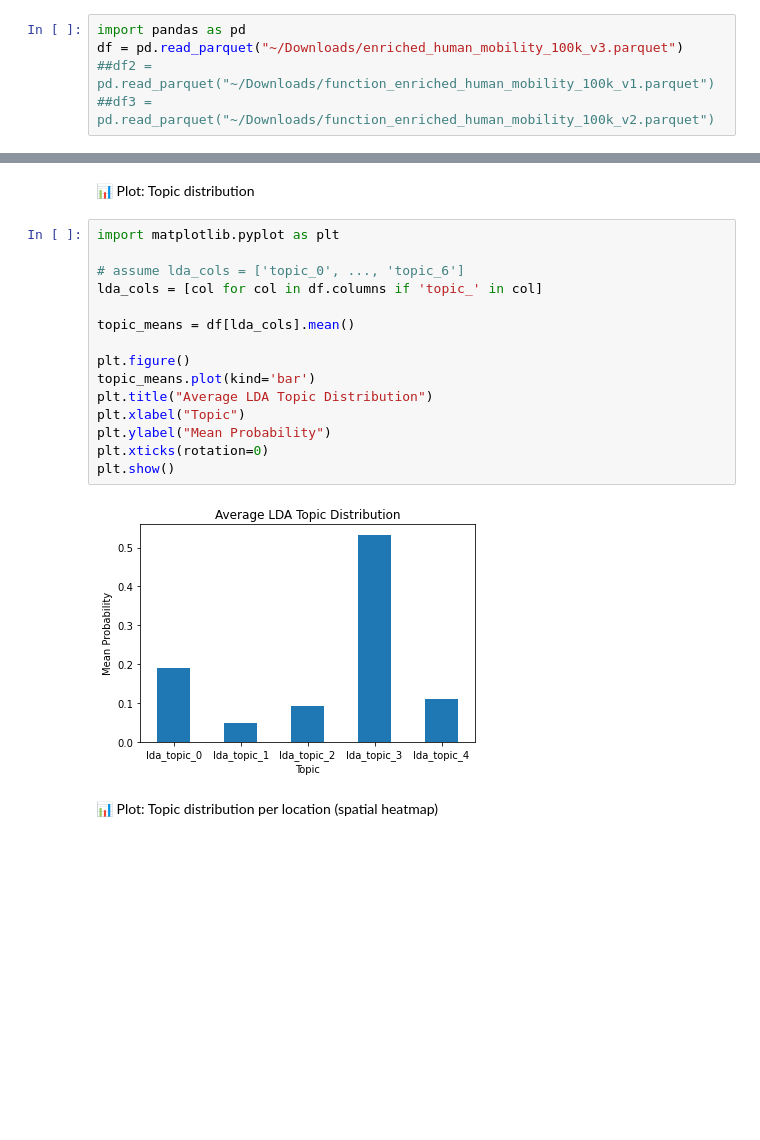
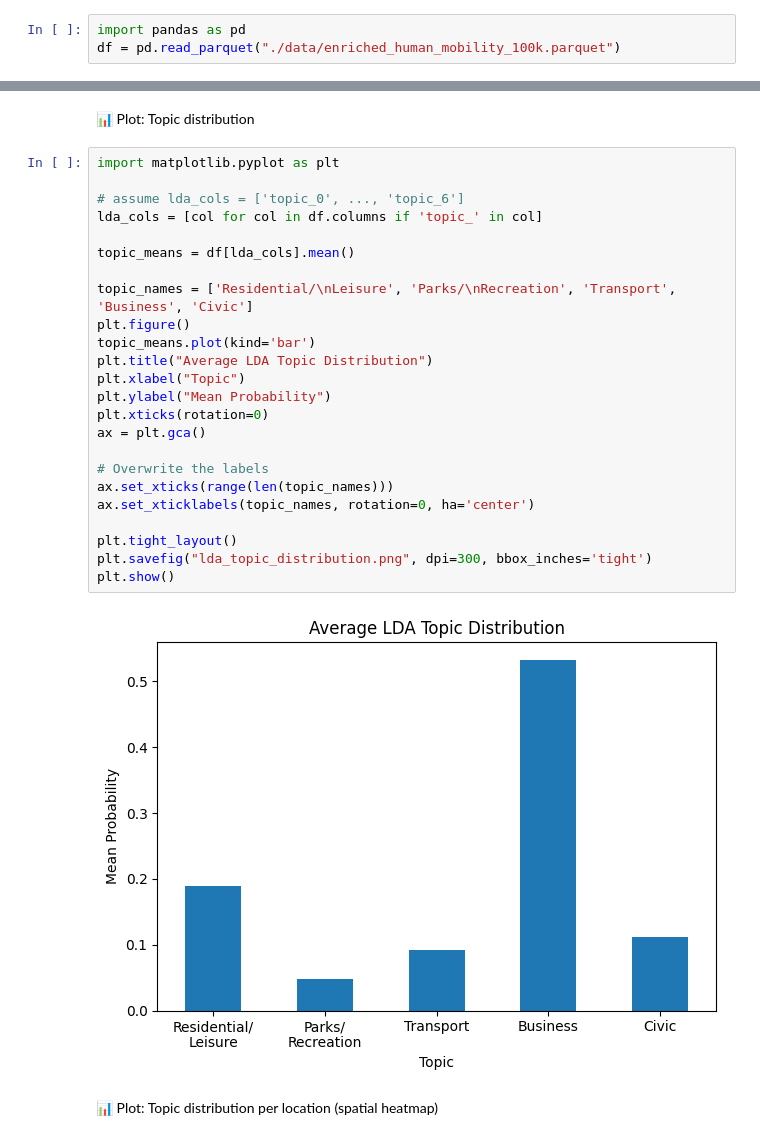
Before and after one commit to waseq-unsw/DATA5925_Code, a Jupyter notebook: Feature Check.ipynb, the cells around one changed output, grey strips where cells are left out. Cells and saved outputs as stored; diff of their text form; blank space fills up the shorter version.

```diff
--- a/Feature Check.ipynb
+++ b/Feature Check.ipynb
@@ -111,8 +76,6 @@ plt.show()
 # %%
 import pandas as pd
-df = pd.read_parquet("~/Downloads/enriched_human_mobility_100k_v3.parquet")
-##df2 = pd.read_parquet("~/Downloads/function_enriched_human_mobility_100k_v1.parquet")
-##df3 = pd.read_parquet("~/Downloads/function_enriched_human_mobility_100k_v2.parquet")
+df = pd.read_parquet("./data/enriched_human_mobility_100k.parquet")
 # %% [markdown]
 🧠 1. Check POI topic distribution (LDA features)
 ❓ What this tells you
@@ -124,19 +87,28 @@ df = pd.read_parquet("~/Downloads/enriched_human_mobility_100k_v3.parquet")
 # %%
 import matplotlib.pyplot as plt
 
 # assume lda_cols = ['topic_0', ..., 'topic_6']
 lda_cols = [col for col in df.columns if 'topic_' in col]
 
 topic_means = df[lda_cols].mean()
 
+topic_names = ['Residential/\nLeisure', 'Parks/\nRecreation', 'Transport', 'Business', 'Civic']
 plt.figure()
 topic_means.plot(kind='bar')
 plt.title("Average LDA Topic Distribution")
 plt.xlabel("Topic")
 plt.ylabel("Mean Probability")
 plt.xticks(rotation=0)
+ax = plt.gca()
+
+# Overwrite the labels
+ax.set_xticks(range(len(topic_names)))
+ax.set_xticklabels(topic_names, rotation=0, ha='center')
+
+plt.tight_layout()
+plt.savefig("lda_topic_distribution.png", dpi=300, bbox_inches='tight')
 plt.show()
 # %% [output]
-[figure, old version]
+[figure, new version]
 # %% [markdown]
 📊 Plot: Topic distribution per location (spatial heatmap)
```
Also changed, not shown: parts of 30 cells of this notebook.
